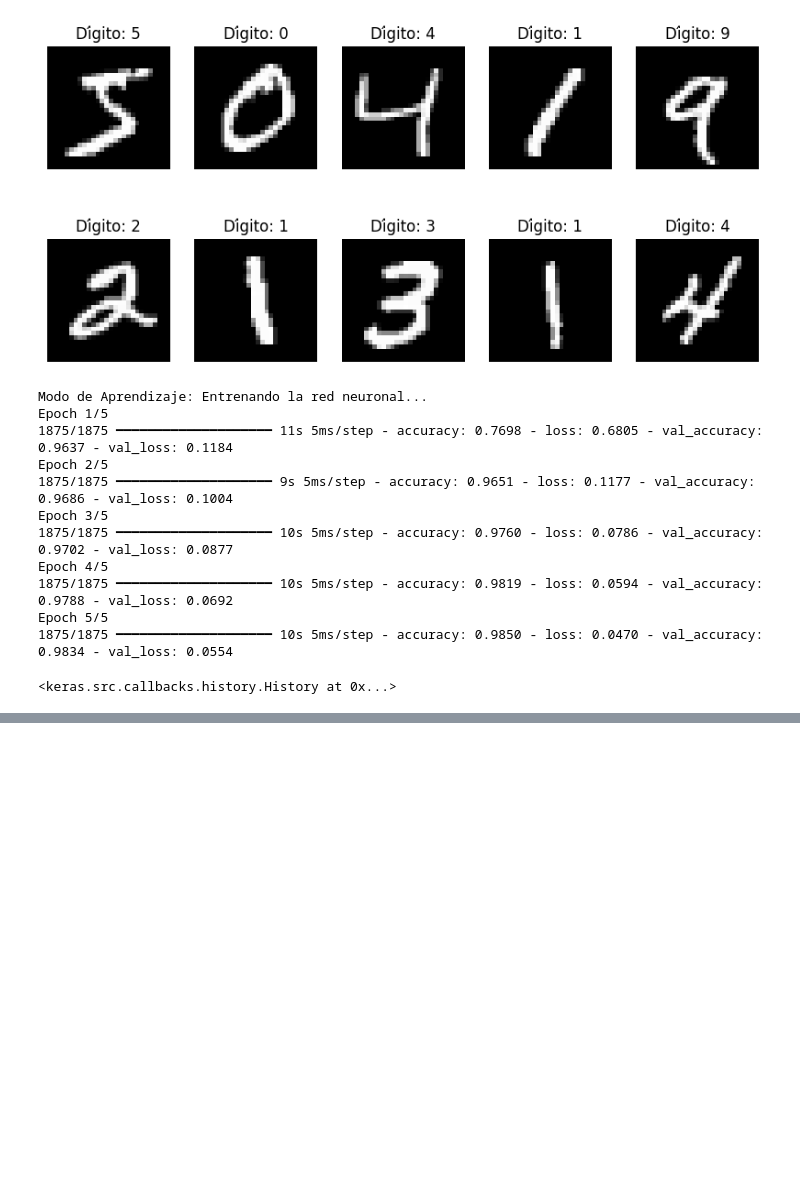
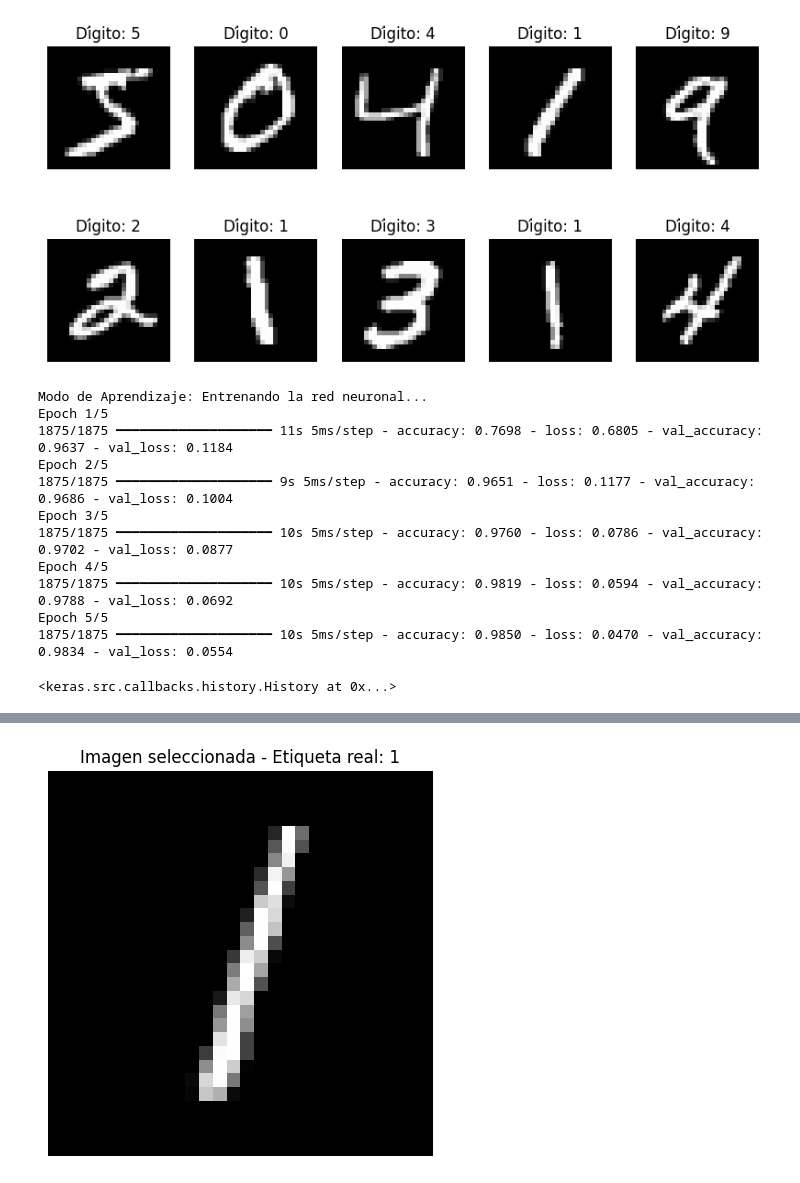
Before and after one commit to DanielEsteban832/RNN, a Jupyter notebook: Parcial_1.ipynb, the cells around one changed output, grey strips where cells are left out. Cells and saved outputs as stored; diff of their text form; code cells hidden in the pictures; blank space fills up the shorter version.

```diff
--- a/Parcial_1.ipynb
+++ b/Parcial_1.ipynb
@@ -230,0 +233,82 @@ Epoch 5/5
+# %%
+#Imporar las bibliotecas necesarias
+import tensorflow as tf
+from tensorflow.keras import layers, models
+import matplotlib.pyplot as plt
+import numpy as np
+
+#cargar y preparar los datos de MNIST
+(x_train, y_train), (x_test, y_test) = tf.keras.datasets.mnist.load_data()
+
+#Normalizar los datos (valores entre 0 y 1)
+x_train = x_train / 255.0
+x_test = x_test / 255.0
+
+#crear modelo con memoria simple (simpleRNN)
+model = models.Sequential([
+    layers.Input(shape=(28, 28)), #28 pasos de tiempo (filas), 28 caracteristicas (pixeles por fila)
+    layers.SimpleRNN(64), #Capa simpleRNN con 64 unidades
+    layers.Dense(10, activation='softmax') #Capa de salida con 10 clases
+])
+#Compilar el modelo
+model.compile(optimizer='adam',
+              loss='sparse_categorical_crossentropy',
+              metrics=['accuracy'])
+#Entrenar el modelo
+print("Entrenando el modelo...")
+model.fit(x_train, y_train, epochs=3, verbose=1)
+
+#Evaluar el modelo en el conjunto de prueba
+test_loss, test_acc = model.evaluate(x_test, y_test, verbose=0)
+print(f'Precisión en el conjunto de prueba: {test_acc:.4f}')
+
+#Elegir el dígito especifico que quieres predecir (0,9)
+digito_deseado=1#Cambia este número (0,9) para predecir el digito que quieras
+
+#Buscar una imagen en x_test que sea el digito deseadp
+indice = None
+for i in range(len(x_test)):
+    if y_test[i] == digito_deseado:
+        indice = i
+        break
+if indice is not None:
+  #seleccionar la imagen y su etiqueta real
+  imagen_prueba = x_test[indice]
+  etiqueta_real = y_test[indice]
+
+  #Mostrar la imagen seleccionada
+  plt.figure(figsize=(5, 5))
+  plt.imshow(imagen_prueba, cmap='gray')
+  plt.title(f'Imagen seleccionada - Etiqueta real: {etiqueta_real}')
+  plt.axis('off')
+  plt.show()
+
+  #Realizar la predicción
+  imagen_prueba_reshaped = np.expand_dims(imagen_prueba, axis=0)
+  prediccion = model.predict(imagen_prueba_reshaped, verbose=0)
+  digito_predicho = np.argmax(prediccion)
+
+  #Mostrar la predicción y las probabilidades
+  print(f"\nPrediccion del modelo: {digito_predicho}")
+  print("Probabilidades para cada clase: ")
+  for i, prob in enumerate(prediccion[0]):
+    print(f"Clase {i}: {prob:.4f}")
+  #Comparar el resultado con la etiqueta real
+  print(f"\nEtiqueta real: {etiqueta_real}")
+  if digito_predicho == etiqueta_real:
+    print("El modelo acertó la predicción.")
+  else:
+    print("El modelo falló la predicción.")
+
+  #Visualización final con predicción y real
+  plt.figure(figsize=(5, 5))
+  plt.imshow(imagen_prueba, cmap='gray')
+  plt.text(2,25, f'Pred: {digito_predicho}', color='red', fontsize=12, weight='bold',
+  bbox=dict(facecolor='white', alpha=0.8))
+  plt.text(2,25, f'Pred: {etiqueta_real}', color='red', fontsize=12, weight='bold',
+  bbox=dict(facecolor='white', alpha=0.8))
+  plt.axis('off')
+  plt.show()
+else:
+  print(f"No se encontró una imagen para el dígito {digito_deseado} en el conjunto de prueba.")
+# %% [output]
@@ -230,0 +325 @@ Epoch 5/5
+[figure, added]
```
Also changed, not shown: parts of 2 cells of this notebook.
